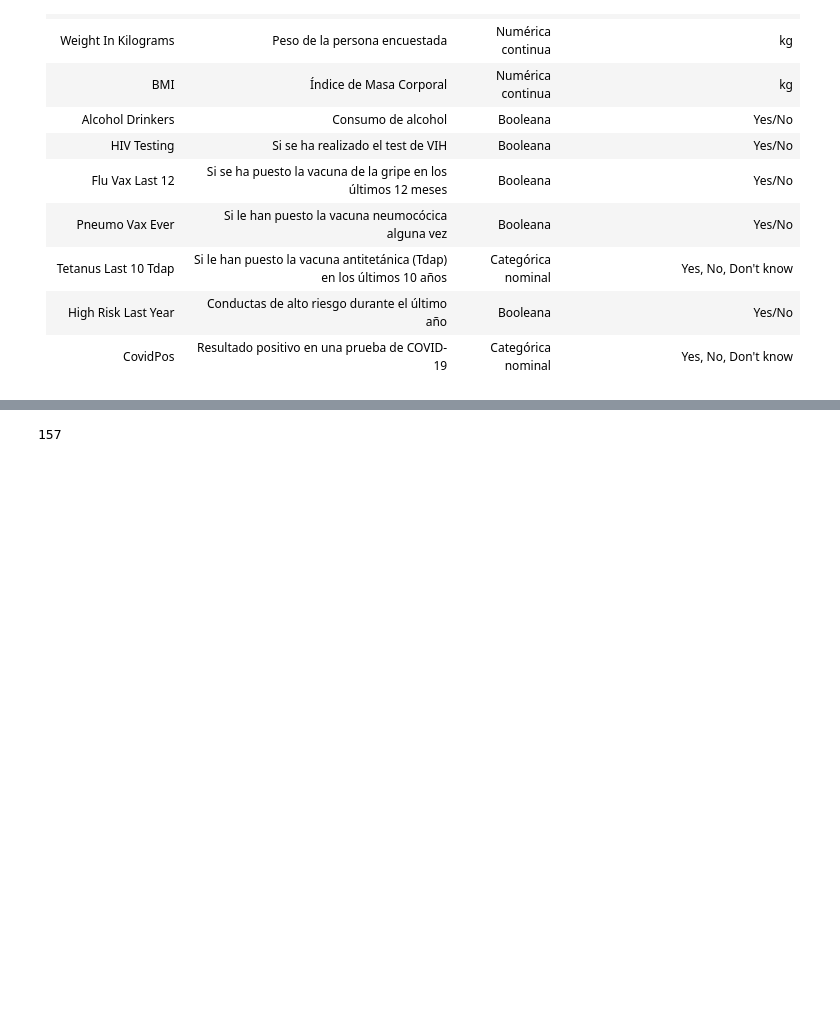
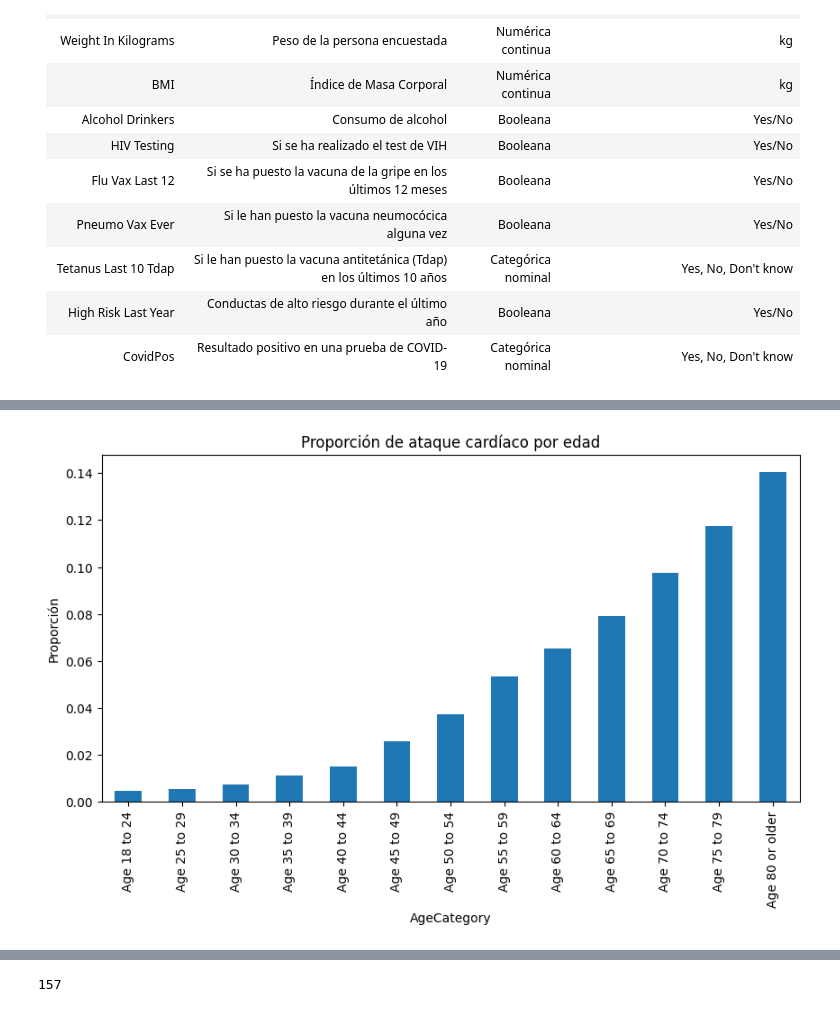
Before and after one commit to Juditga97/ML_Prevencion_Infartos, a Jupyter notebook: src/notebooks/main Judit.ipynb, the cells around one changed output, grey strips where cells are left out. Drawn from its saved outputs; the diff is of its cells as text; code cells hidden in the pictures; blank space fills up the shorter version.

```diff
--- a/src/notebooks/main Judit.ipynb
+++ b/src/notebooks/main Judit.ipynb
@@ -119,0 +133,8 @@ En general, las variables numéricas presentan rangos coherentes y contienen inf
+# %%
+pd.crosstab(df["AgeCategory"], df["HadHeartAttack"], normalize="index")["Yes"].plot(kind="bar", figsize=(10,5))
+
+plt.title("Proporción de ataque cardíaco por edad")
+plt.ylabel("Proporción")
+plt.show()
+# %% [output]
+[figure, added]
```
Also changed, not shown: parts of 11 cells of this notebook.
